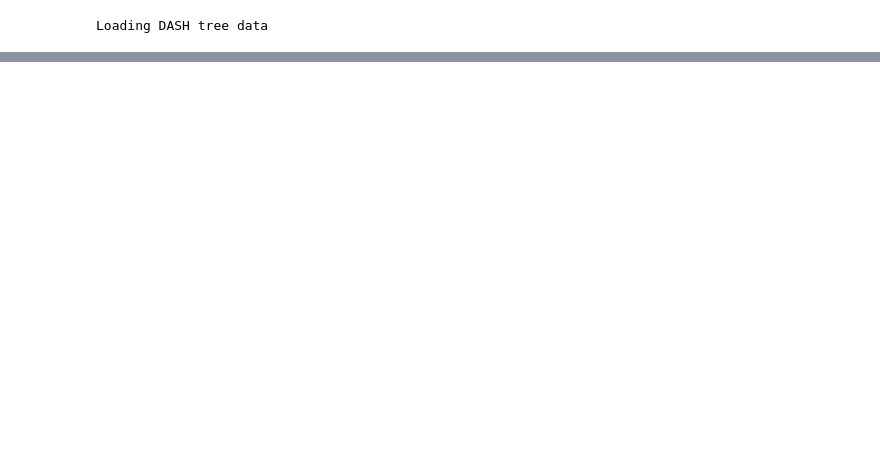
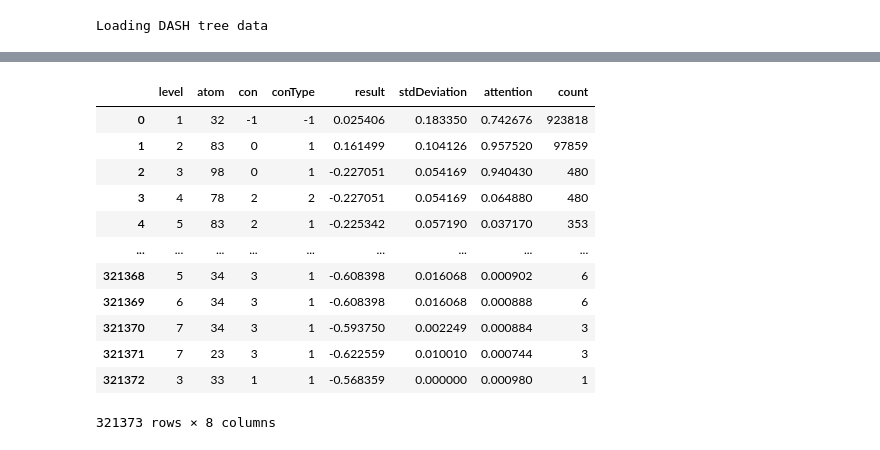
Before and after one commit to rinikerlab/DASH-tree, a Jupyter notebook: serenityff/charge/examples/07_DASH-tree.ipynb, the cells around one changed output, grey strips where cells are left out. Cells and saved outputs as stored; diff of their text form; code cells hidden in the pictures; blank space fills up the shorter version.

```diff
--- a/serenityff/charge/examples/07_DASH-tree.ipynb
+++ b/serenityff/charge/examples/07_DASH-tree.ipynb
@@ -11,3 +54,19 @@ Loading DASH tree data
+# %%
+tree.data_storage[32]
+# %% [output]
+|  | level | atom | con | conType | result | stdDeviation | attention | count |
+| 0 | 1 | 32 | -1 | -1 | 0.025406 | 0.183350 | 0.742676 | 923818 |
+| 1 | 2 | 83 | 0 | 1 | 0.161499 | 0.104126 | 0.957520 | 97859 |
+| 2 | 3 | 98 | 0 | 1 | -0.227051 | 0.054169 | 0.940430 | 480 |
+| 3 | 4 | 78 | 2 | 2 | -0.227051 | 0.054169 | 0.064880 | 480 |
+| 4 | 5 | 83 | 2 | 1 | -0.225342 | 0.057190 | 0.037170 | 353 |
+| ... | ... | ... | ... | ... | ... | ... | ... | ... |
+| 321368 | 5 | 34 | 3 | 1 | -0.608398 | 0.016068 | 0.000902 | 6 |
+| 321369 | 6 | 34 | 3 | 1 | -0.608398 | 0.016068 | 0.000888 | 6 |
+| 321370 | 7 | 34 | 3 | 1 | -0.593750 | 0.002249 | 0.000884 | 3 |
+| 321371 | 7 | 23 | 3 | 1 | -0.622559 | 0.010010 | 0.000744 | 3 |
+| 321372 | 3 | 33 | 1 | 1 | -0.568359 | 0.000000 | 0.000980 | 1 |
+321373 rows × 8 columns
 # %%
 mol = Chem.MolFromSmiles("c1ccccc1")
 mol = Chem.AddHs(mol)
```
Also changed, not shown: parts of 5 cells of this notebook.
